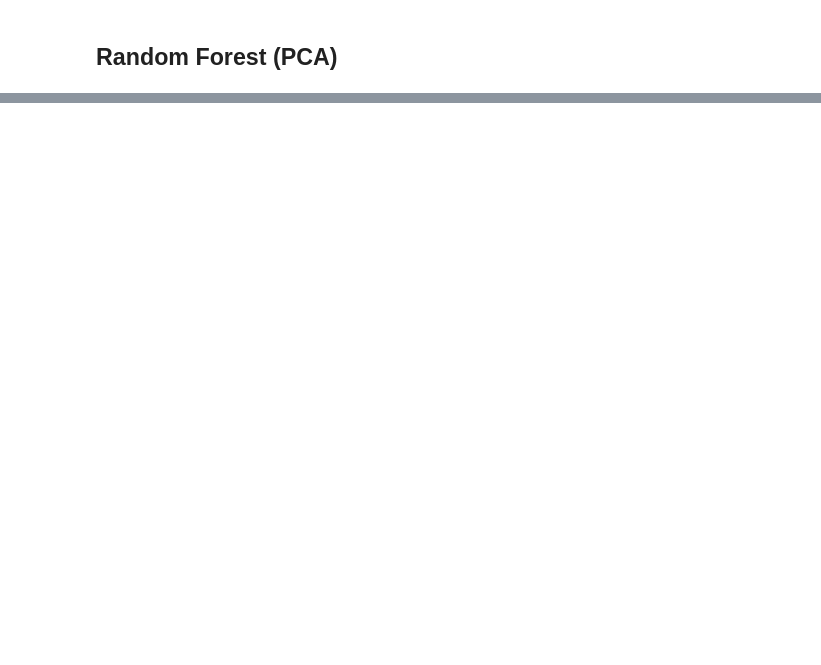
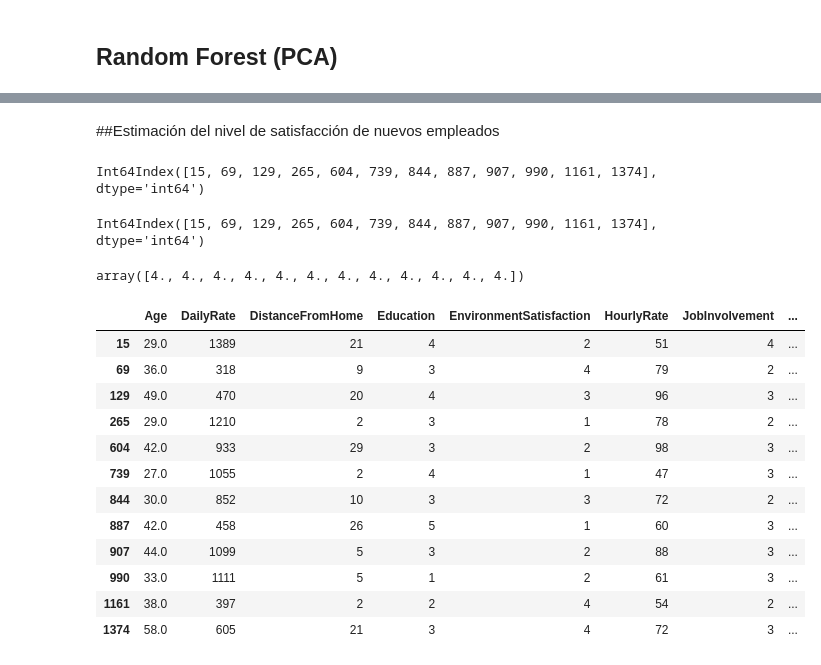
Before and after one commit to davidpolme/Taller3-DataScience, a Jupyter notebook: CDA_Taller3.ipynb, the cells around one changed output, grey strips where cells are left out. Drawn from its saved outputs; the diff is of its cells as text; code cells hidden in the pictures; blank space fills up the shorter version.

```diff
--- a/CDA_Taller3.ipynb
+++ b/CDA_Taller3.ipynb
@@ -2596,0 +2735,35 @@ validaciones
+# %% [markdown]
+##Estimación del nivel de satisfacción de nuevos empleados
+# %%
+NewEmployee.index
+# %% [output]
+Int64Index([15, 69, 129, 265, 604, 739, 844, 887, 907, 990, 1161, 1374], dtype='int64')
+# %%
+data[ (data['NewEmployee'] == 1) ].index
+# %% [output]
+Int64Index([15, 69, 129, 265, 604, 739, 844, 887, 907, 990, 1161, 1374], dtype='int64')
+# %%
+NE = data[ (data['NewEmployee'] == 1) ]
+NE.drop('JobSatisfaction',axis=1)
+# %%
+pred_NewEmployee = random_forest_model.predict(NE)
+pred_NewEmployee
+# %% [output]
+array([4., 4., 4., 4., 4., 4., 4., 4., 4., 4., 4., 4.])
+# %%
+NE['JobSatisfaction']=pred_NewEmployee
+NE
+# %% [output]
+|  | Age | DailyRate | DistanceFromHome | Education | EnvironmentSatisfaction | HourlyRate | JobInvolvement | ... |
+| 15 | 29.0 | 1389 | 21 | 4 | 2 | 51 | 4 | ... |
+| 69 | 36.0 | 318 | 9 | 3 | 4 | 79 | 2 | ... |
+| 129 | 49.0 | 470 | 20 | 4 | 3 | 96 | 3 | ... |
+| 265 | 29.0 | 1210 | 2 | 3 | 1 | 78 | 2 | ... |
+| 604 | 42.0 | 933 | 29 | 3 | 2 | 98 | 3 | ... |
+| 739 | 27.0 | 1055 | 2 | 4 | 1 | 47 | 3 | ... |
+| 844 | 30.0 | 852 | 10 | 3 | 3 | 72 | 2 | ... |
+| 887 | 42.0 | 458 | 26 | 5 | 1 | 60 | 3 | ... |
+| 907 | 44.0 | 1099 | 5 | 3 | 2 | 88 | 3 | ... |
+| 990 | 33.0 | 1111 | 5 | 1 | 2 | 61 | 3 | ... |
+| 1161 | 38.0 | 397 | 2 | 2 | 4 | 54 | 2 | ... |
+| 1374 | 58.0 | 605 | 21 | 3 | 4 | 72 | 3 | ... |
```
Also changed, not shown: parts of 48 cells of this notebook.
